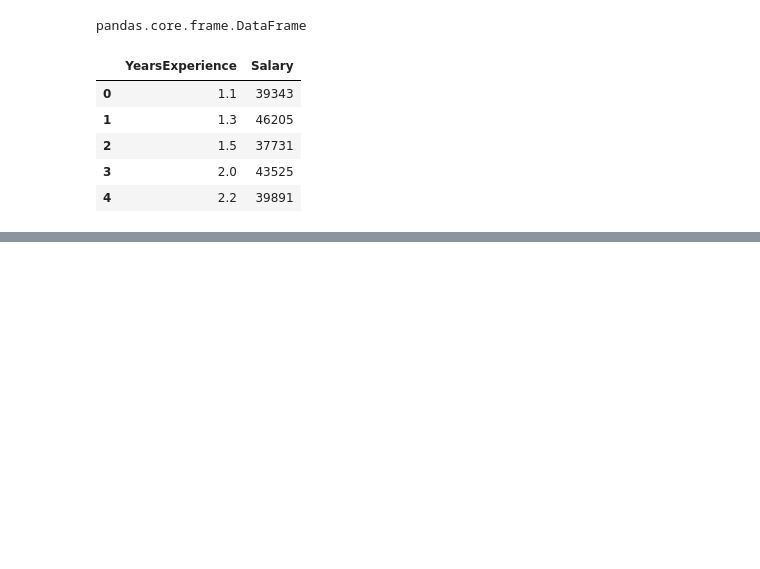
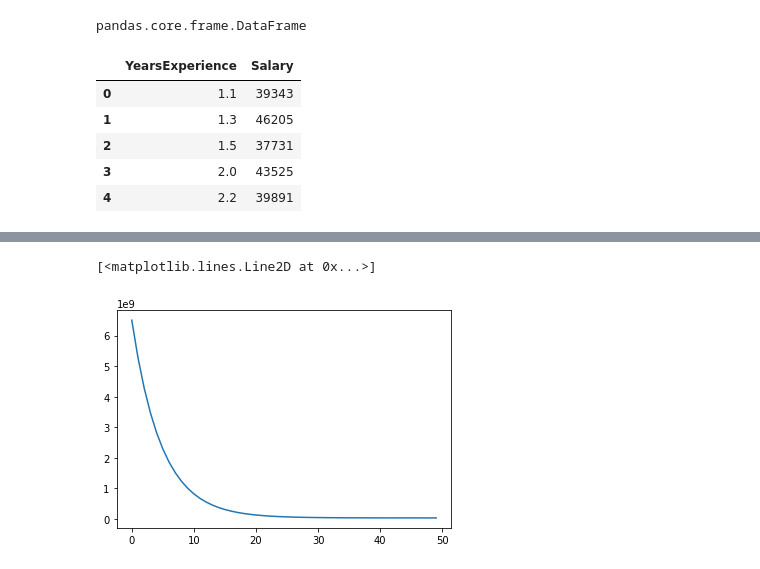
Before and after one commit to kavinkumar999/Machine-Learning-notes, a Jupyter notebook: session-2/salary prediction.ipynb, the cells around one changed output, grey strips where cells are left out. Saved outputs shown, nothing was run; the diff lists cells and outputs as text; code cells hidden in the pictures; blank space fills up the shorter version.

```diff
--- a/session-2/salary prediction.ipynb
+++ b/session-2/salary prediction.ipynb
@@ -54,3 +70,4 @@ def hypothesis(theta, X):
 # %%
 def cost_calc(theta, X, y):
-    return (1/2*m) * np.sum((hypothesis(theta, X) - y)**2)
+    m = X.shape[0]
+    return (1/m) * np.sum((hypothesis(theta, X) - y)**2)
@@ -56,0 +76,8 @@ def cost_calc(theta, X, y):
+# %%
+def gradient(X,y,theta):
+    m = X.shape[0]
+    grad = np.zeros(2)
+    y_ = hypothesis(theta, X)
+    grad[0] = np.sum(y_ - y)
+    grad[1] = np.dot(X.T, (y_ - y))
+    return grad/m
@@ -56,0 +91,17 @@ def cost_calc(theta, X, y):
+# %%
+def gradient_descent(x, y, learning=0.1, epoch=50 ):
+    err_cost = []
+    theta = np.zeros(2)
+    for i in range(epoch):
+        cost = cost_calc(theta, x, y)
+        err_cost.append(cost)
+        grad = gradient(x, y, theta)
+        theta = theta - learning*grad
+    return err_cost, theta
+# %%
+line , theta = gradient_descent(x,y)
+# %%
+plt.plot(line)
+# %% [output]
+[<matplotlib.lines.Line2D at 0x...>]
+[figure, added]
```
Also changed, not shown: parts of 11 cells of this notebook, 1 other file.
